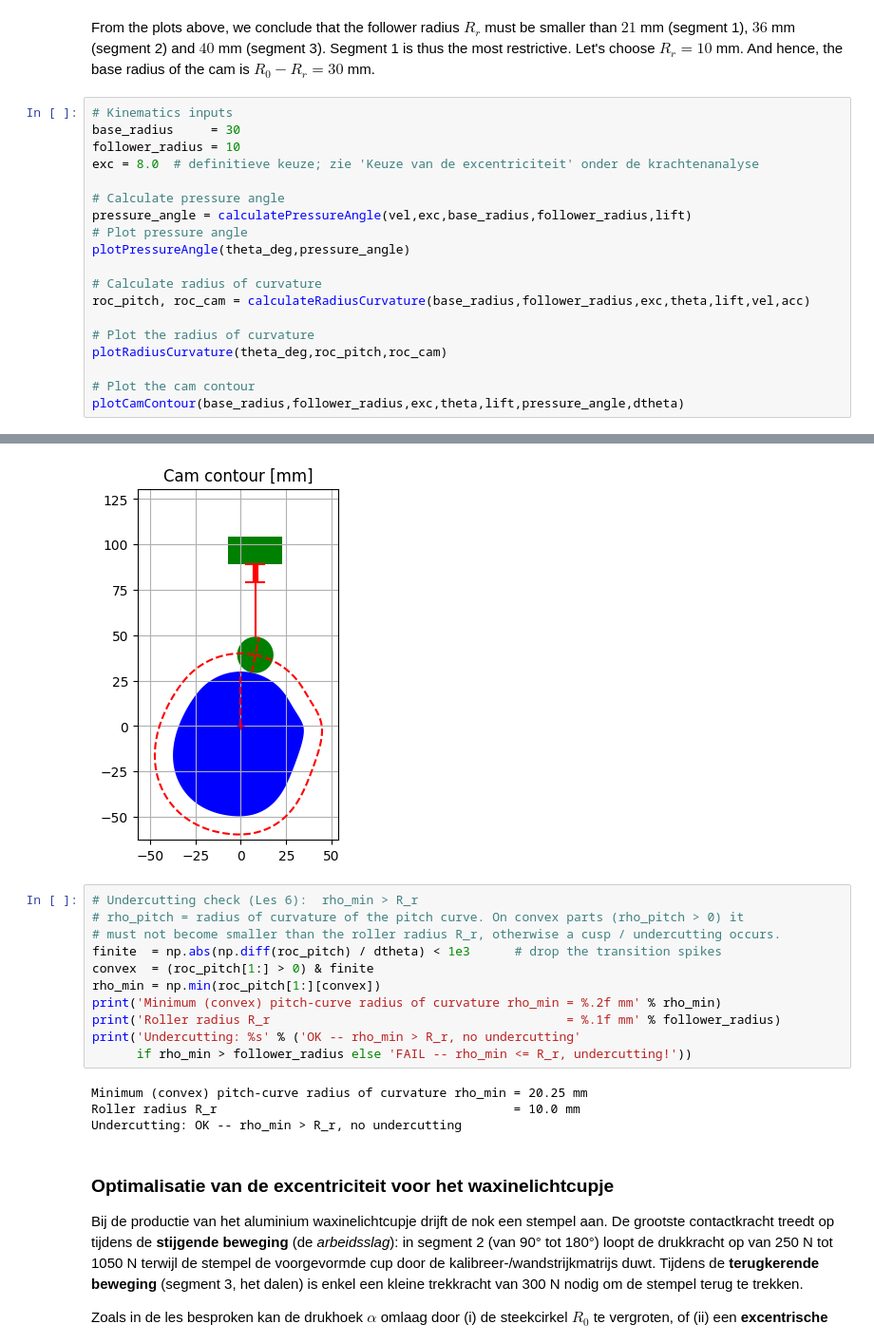
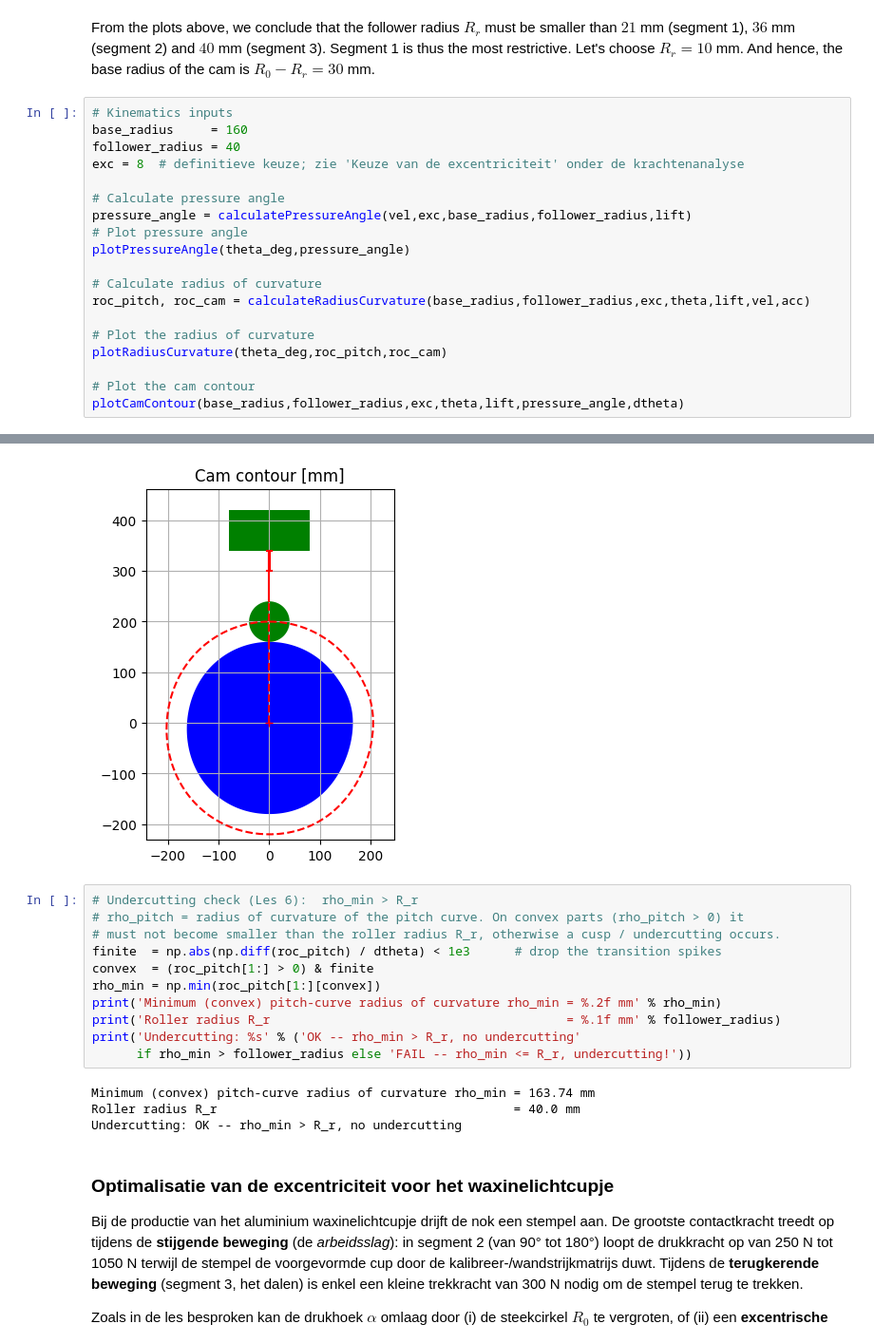
Before and after one commit to colincools/beweging, a Jupyter notebook: Algoritme-nok-ontwerp-2.ipynb, the cells around one changed output, grey strips where cells are left out. Shown at 95% size. Saved outputs shown, nothing was run; the diff lists cells and outputs as text.

```diff
--- a/Algoritme-nok-ontwerp-2.ipynb
+++ b/Algoritme-nok-ontwerp-2.ipynb
@@ -714,9 +714,9 @@ Kloomok_Muffley_follower_radius(R0,theta_seg3,startlift3,endlift3,motionlaw3)
 From the plots above, we conclude that the follower radius $R_r$ must be smaller than $21$ mm (segment 1), $36$ mm (segment 2) and $40$ mm (segment 3). Segment 1 is thus the most restrictive. Let's choose $R_r = 10$ mm. And hence, the base radius of the cam is $R_0 - R_r = 30$ mm.
 # %%
 # Kinematics inputs
-base_radius     = 30
-follower_radius = 10
-exc = 8.0  # definitieve keuze; zie 'Keuze van de excentriciteit' onder de krachtenanalyse
+base_radius     = 160
+follower_radius = 40
+exc = 8  # definitieve keuze; zie 'Keuze van de excentriciteit' onder de krachtenanalyse
 
 # Calculate pressure angle
 pressure_angle = calculatePressureAngle(vel,exc,base_radius,follower_radius,lift)
@@ -737,4 +737,4 @@ plotCamContour(base_radius,follower_radius,exc,theta,lift,pressure_angle,dtheta)
-[figure, old version]
+[figure, new version]
 # %%
 # Undercutting check (Les 6):  rho_min > R_r
 # rho_pitch = radius of curvature of the pitch curve. On convex parts (rho_pitch > 0) it
@@ -747,8 +747,8 @@ print('Roller radius R_r                                        = %.1f mm' % fol
 print('Undercutting: %s' % ('OK -- rho_min > R_r, no undercutting'
       if rho_min > follower_radius else 'FAIL -- rho_min <= R_r, undercutting!'))
 # %% [output]
-Minimum (convex) pitch-curve radius of curvature rho_min = 20.25 mm
-Roller radius R_r                                        = 10.0 mm
+Minimum (convex) pitch-curve radius of curvature rho_min = 163.74 mm
+Roller radius R_r                                        = 40.0 mm
 Undercutting: OK -- rho_min > R_r, no undercutting
 # %% [markdown]
 ### Optimalisatie van de excentriciteit voor het waxinelichtcupje
```
Also changed, not shown: parts of 12 cells of this notebook, 2 other files.
